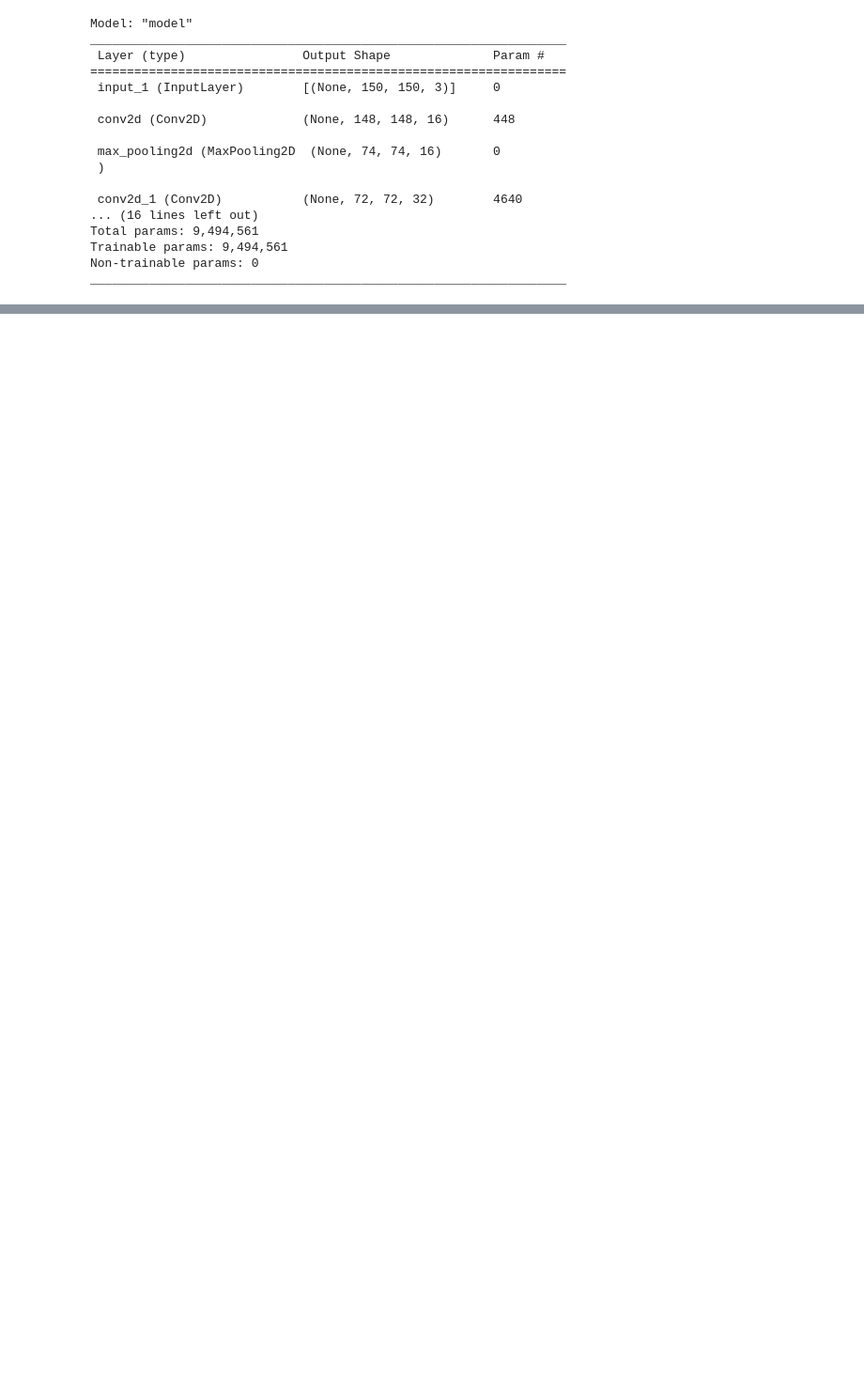
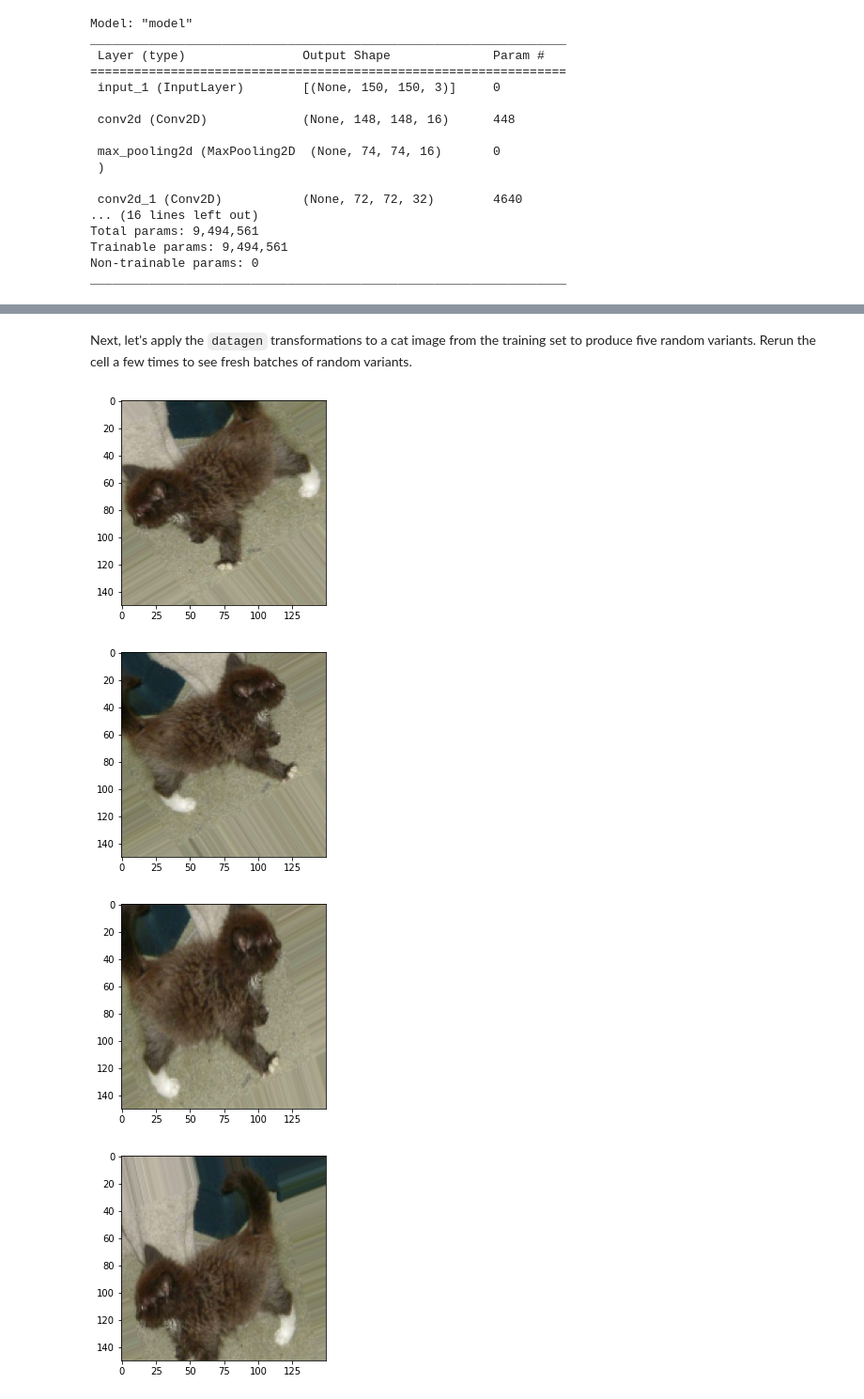
Before and after one commit to boxfather78/MLAI, a Jupyter notebook: 20230303_MLAI_Formative_Assessment_0_1.ipynb, the cells around one changed output, grey strips where cells are left out. Shown at 94% size. Saved outputs shown, nothing was run; the diff lists cells and outputs as text; code cells hidden in the pictures; blank space fills up the shorter version.

```diff
--- a/20230303_MLAI_Formative_Assessment_0_1.ipynb
+++ b/20230303_MLAI_Formative_Assessment_0_1.ipynb
@@ -303,0 +364,11 @@ In the next exercise, we'll look at ways to prevent overfitting in the cat vs. d
+# %%
+from tensorflow.keras.preprocessing.image import ImageDataGenerator
+
+datagen = ImageDataGenerator(
+      rotation_range=40,
+      width_shift_range=0.2,
+      height_shift_range=0.2,
+      shear_range=0.2,
+      zoom_range=0.2,
+      horizontal_flip=True,
+      fill_mode='nearest')
@@ -303,0 +386,29 @@ In the next exercise, we'll look at ways to prevent overfitting in the cat vs. d
+# %% [markdown]
+Next, let's apply the `datagen` transformations to a cat image from the training set to produce five random variants. Rerun the cell a few times to see fresh batches of random variants.
+# %%
+%matplotlib inline
+
+import matplotlib.pyplot as plt
+import matplotlib.image as mpimg
+
+from tensorflow.keras.preprocessing.image import array_to_img, img_to_array, load_img
+
+img_path = os.path.join(train_cats_dir, train_cat_fnames[2])
+img = load_img(img_path, target_size=(150, 150))  # this is a PIL image
+x = img_to_array(img)  # Numpy array with shape (150, 150, 3)
+x = x.reshape((1,) + x.shape)  # Numpy array with shape (1, 150, 150, 3)
+
+# The .flow() command below generates batches of randomly transformed images
+# It will loop indefinitely, so we need to `break` the loop at some point!
+i = 0
+for batch in datagen.flow(x, batch_size=1):
+  plt.figure(i)
+  imgplot = plt.imshow(array_to_img(batch[0]))
+  i += 1
+  if i % 5 == 0:
+    break
+# %% [output]
+[figure, added]
+[figure, added]
+[figure, added]
+[figure, added]
```
Also changed, not shown: parts of 28 cells of this notebook.
